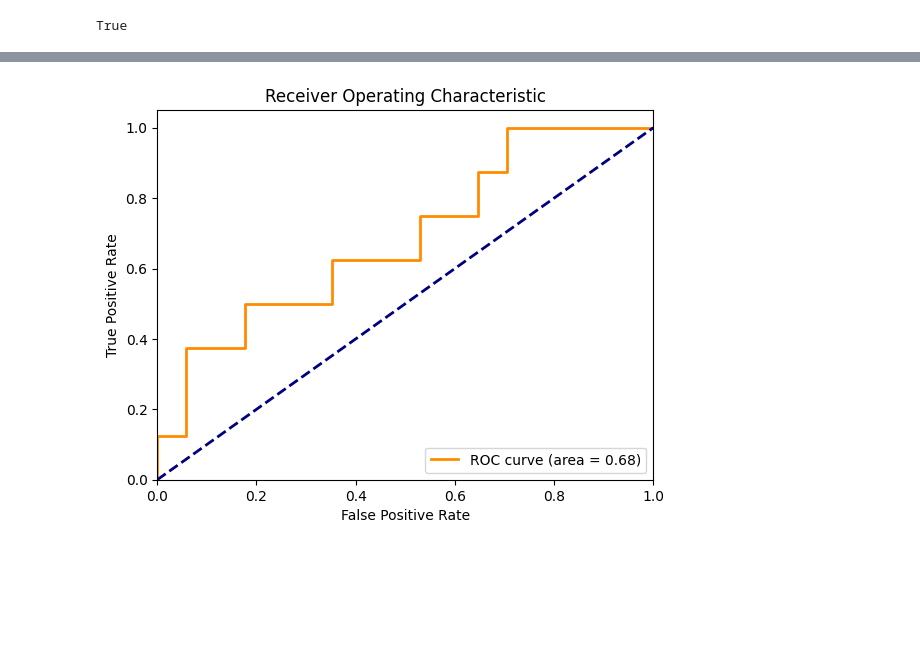
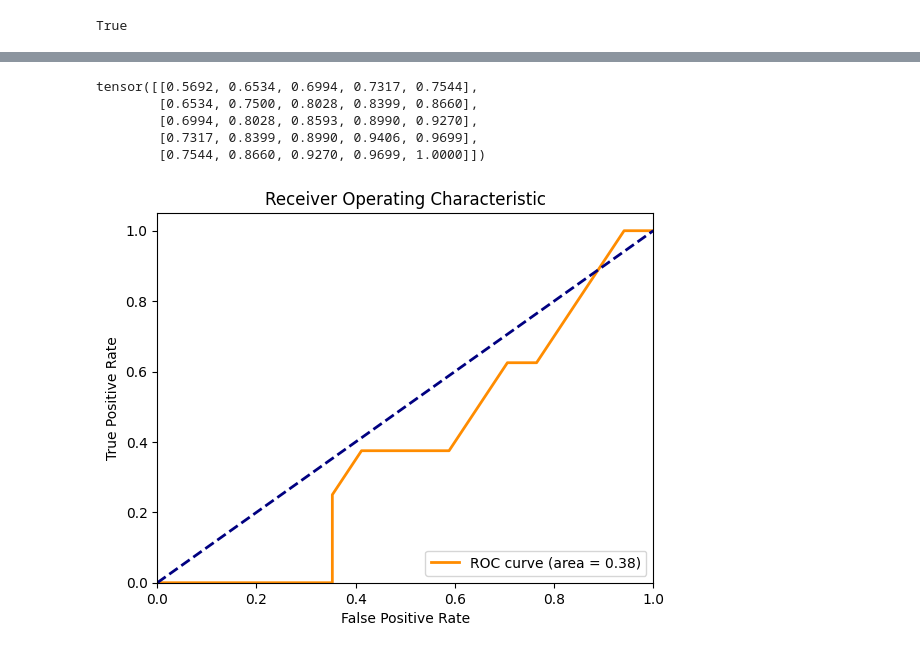
Before and after one commit to JanStern/Modeling-Biological-Networks-Assignment, a Jupyter notebook: LR.ipynb, the cells around one changed output, grey strips where cells are left out. Saved outputs shown, nothing was run; the diff lists cells and outputs as text; code cells hidden in the pictures; blank space fills up the shorter version.

```diff
--- a/LR.ipynb
+++ b/LR.ipynb
@@ -32,3 +35,17 @@ array([[0.076 , 0.0419, 0.0207, 0.0225, 0.1033],
 # %%
 X = data.iloc[:-1]
 Y = data.iloc[1:]
+# %%
+gene_names = list(data.columns.values)
+model_true_model = {
+    'SWI5': [None, 1, 0, 1, 1],
+    'CBF1': [0, None, 1, 0, 0],
+    'GAL4': [1, 0, None, -0.5, 0],
+    'GAL80': [0, 0, -0.5, None, 0],
+    'ASH1': [0, -1, 0, 0, None]
+}
+
+# dataframe from python dict
+model_true = pd.DataFrame(model_true_model, index=gene_names)
+true_structure = (model_true.fillna(0)!=0).values.flatten()
+true_structure
@@ -87,7 +84,7 @@ model_true
 from sklearn.metrics import roc_curve, auc
 import numpy as np
 
-alphas = np.linspace(0, 0.001, 10)
+alphas = np.linspace(0, 0.1, 10)
 
 for alpha in alphas:
     #print(f'alpha: {alpha}\n')
@@ -269,24 +393,47 @@ structure = np.abs(weights)>th
+# %%
+model.eval()  # Set the model to evaluation mode
+
+# Placeholder for storing all similarity matrices from each batch
+all_similarity_matrices = []
+
+train_loader = DataLoader(dataset, batch_size=1, shuffle=True)
+batch = [b for b in train_loader][0]
+
+with torch.no_grad():  # No gradients needed for inference
+    out = model(batch.x, batch.edge_index)  # Forward pass for each batch
+
+    # Compute similarity matrix for the current batch
+    similarity_matrix = torch.mm(out, out.t())
+    normalized_similarity = similarity_matrix / similarity_matrix.max()
+
+normalized_similarity
+# %% [output]
+tensor([[0.5692, 0.6534, 0.6994, 0.7317, 0.7544],
+        [0.6534, 0.7500, 0.8028, 0.8399, 0.8660],
+        [0.6994, 0.8028, 0.8593, 0.8990, 0.9270],
+        [0.7317, 0.8399, 0.8990, 0.9406, 0.9699],
+        [0.7544, 0.8660, 0.9270, 0.9699, 1.0000]])
 # %%
-# compute tpr and fpr using sklearn
 from sklearn.metrics import roc_curve, auc
 import numpy as np
+import matplotlib.pyplot as plt
 
-fpr, tpr, thresholds = roc_curve(true_structure, np.abs(weights.T.flatten()))
+# compute tpr and fpr using sklearn
+fpr, tpr, thresholds = roc_curve(true_structure, np.abs(normalized_similarity.T.flatten()))
 roc_auc = auc(fpr, tpr)
 
 # plot roc curve
-import matplotlib.pyplot as plt
 plt.figure()
 lw = 2
 plt.plot(fpr, tpr, color='darkorange', lw=lw, label='ROC curve (area = %0.2f)' % roc_auc)
 # add the random line
 plt.plot([0, 1], [0, 1], color='navy', lw=lw, linestyle='--')
 plt.xlim([0.0, 1.0])
 plt.ylim([0.0, 1.05])
 plt.xlabel('False Positive Rate')
 plt.ylabel('True Positive Rate')
 plt.title('Receiver Operating Characteristic')
 plt.legend(loc="lower right")
 plt.show()
 # %% [output]
-[figure, old version]
+[figure, new version]
```
Also changed, not shown: parts of 14 cells of this notebook, 1 other file.
